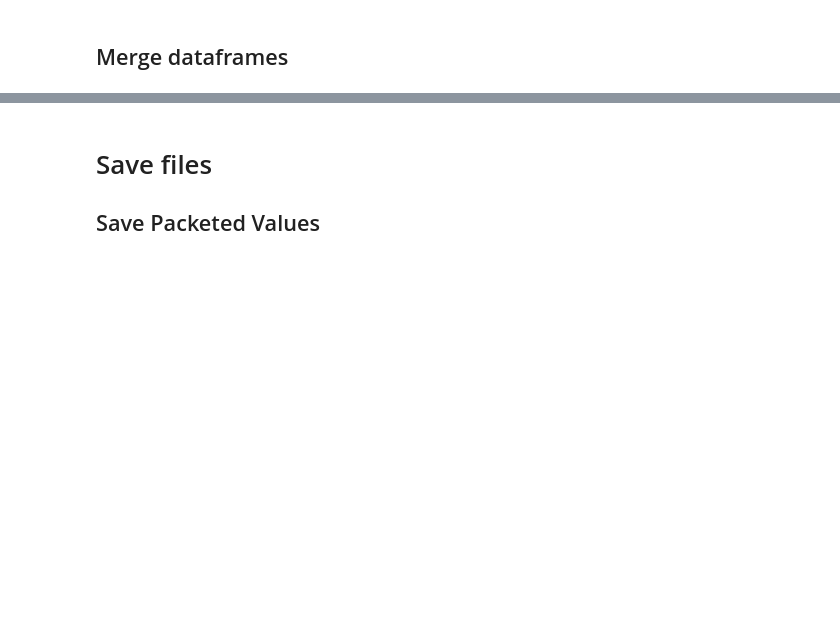
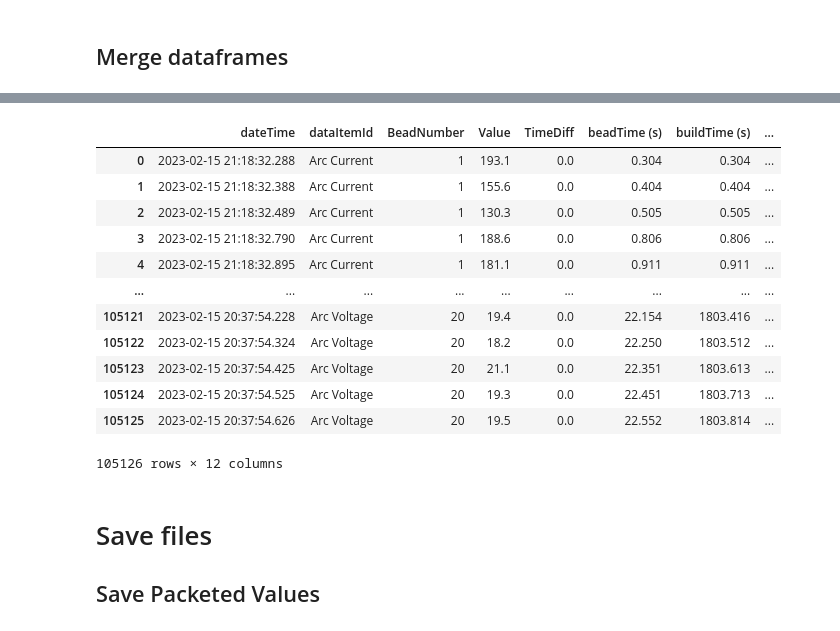
Before and after one commit to nvanhand/WAAM_ProcessStability, a Jupyter notebook: preprocess.ipynb, the cells around one changed output, grey strips where cells are left out. Cells and saved outputs as stored; diff of their text form; code cells hidden in the pictures; blank space fills up the shorter version.

```diff
--- a/preprocess.ipynb
+++ b/preprocess.ipynb
@@ -36,5 +37,5 @@ ctwd = ctwd.rename(columns={'value': 'Value'})
  - This filters for values that are weird at the start of a bead.
 - Drop rows where value is NA
 # %%
-cv.dropna(subset=['MovAvgValue'], ignore_index=True, inplace=True)
-ctwd.dropna(subset=['MovAvgValue'], ignore_index=True, inplace=True)
+cv.dropna(subset=['MovAvgValue', 'Value'], ignore_index=True, inplace=True)
+ctwd.dropna(subset=['MovAvgValue', 'Value'], ignore_index=True, inplace=True)
@@ -139,0 +329,16 @@ def packetize_and_analyze(target, pktno):
+# %%
+cv
+# %% [output]
+|  | dateTime | dataItemId | BeadNumber | Value | TimeDiff | beadTime (s) | buildTime (s) | ... |
+| 0 | 2023-02-15 21:18:32.288 | Arc Current | 1 | 193.1 | 0.0 | 0.304 | 0.304 | ... |
+| 1 | 2023-02-15 21:18:32.388 | Arc Current | 1 | 155.6 | 0.0 | 0.404 | 0.404 | ... |
+| 2 | 2023-02-15 21:18:32.489 | Arc Current | 1 | 130.3 | 0.0 | 0.505 | 0.505 | ... |
+| 3 | 2023-02-15 21:18:32.790 | Arc Current | 1 | 188.6 | 0.0 | 0.806 | 0.806 | ... |
+| 4 | 2023-02-15 21:18:32.895 | Arc Current | 1 | 181.1 | 0.0 | 0.911 | 0.911 | ... |
+| ... | ... | ... | ... | ... | ... | ... | ... | ... |
+| 105121 | 2023-02-15 20:37:54.228 | Arc Voltage | 20 | 19.4 | 0.0 | 22.154 | 1803.416 | ... |
+| 105122 | 2023-02-15 20:37:54.324 | Arc Voltage | 20 | 18.2 | 0.0 | 22.250 | 1803.512 | ... |
+| 105123 | 2023-02-15 20:37:54.425 | Arc Voltage | 20 | 21.1 | 0.0 | 22.351 | 1803.613 | ... |
+| 105124 | 2023-02-15 20:37:54.525 | Arc Voltage | 20 | 19.3 | 0.0 | 22.451 | 1803.713 | ... |
+| 105125 | 2023-02-15 20:37:54.626 | Arc Voltage | 20 | 19.5 | 0.0 | 22.552 | 1803.814 | ... |
+105126 rows × 12 columns
```
Also changed, not shown: parts of 21 cells of this notebook, 3 other files.
